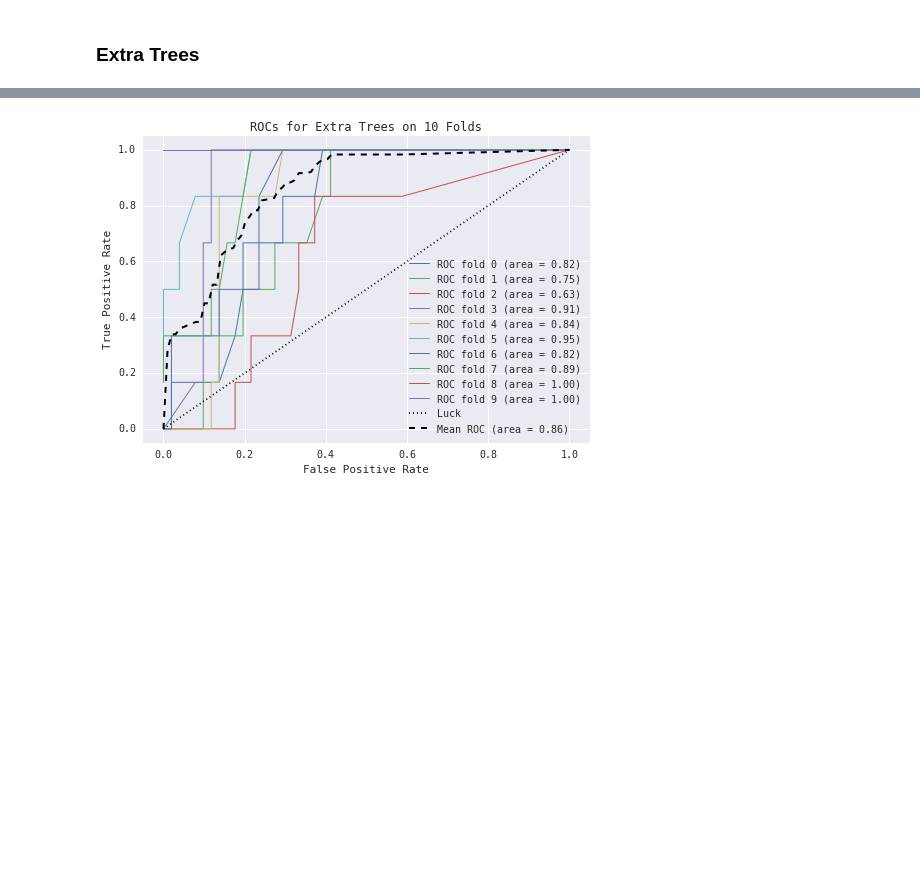
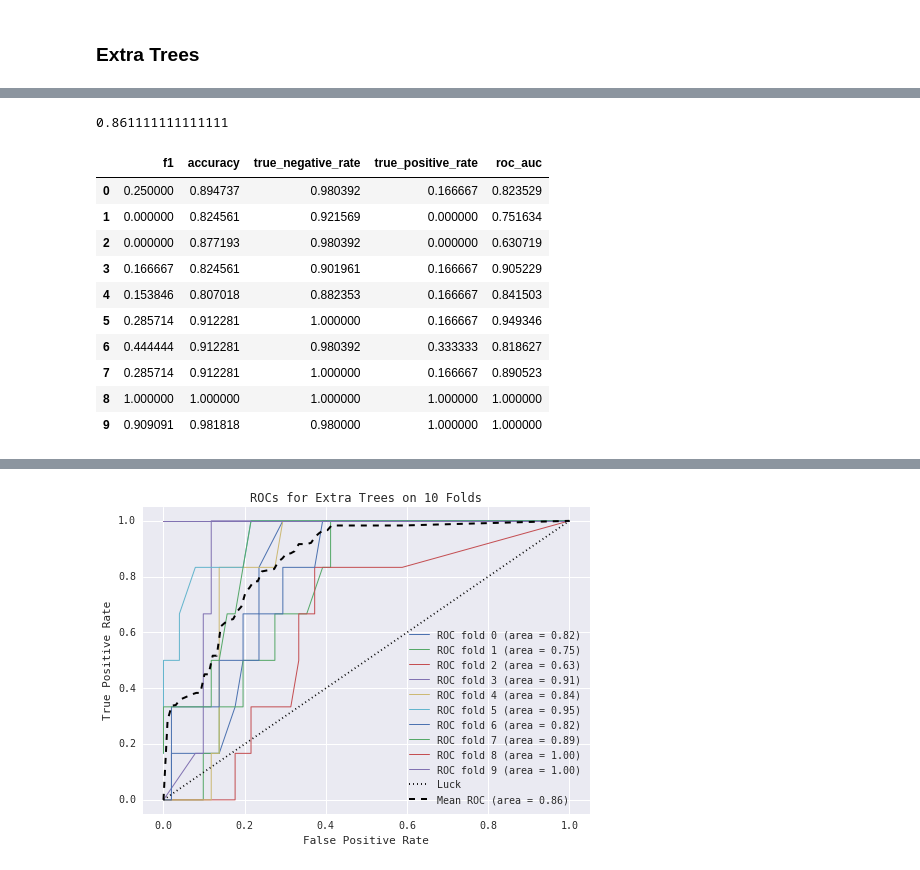
Before and after one commit to giantoak/201604_memex_qpr, a Jupyter notebook: notebooks/go_notebooks/Make Jeff Classifier.ipynb, the cells around one changed output, grey strips where cells are left out. Drawn from its saved outputs; the diff is of its cells as text; code cells hidden in the pictures; blank space fills up the shorter version.

```diff
--- a/notebooks/go_notebooks/Make Jeff Classifier.ipynb
+++ b/notebooks/go_notebooks/Make Jeff Classifier.ipynb
@@ -96 +81,18 @@ etc_metrics.loc[:, eval_columns]
+# %%
+this_metrics = etc_metrics
+print(this_metrics.roc_auc.mean())
+this_metrics.loc[:, ['f1', 'accuracy', 'true_negative_rate', 'true_positive_rate', 'roc_auc']]
+# %% [output]
+0.861111111111111
+|  | f1 | accuracy | true_negative_rate | true_positive_rate | roc_auc |
+| 0 | 0.250000 | 0.894737 | 0.980392 | 0.166667 | 0.823529 |
+| 1 | 0.000000 | 0.824561 | 0.921569 | 0.000000 | 0.751634 |
+| 2 | 0.000000 | 0.877193 | 0.980392 | 0.000000 | 0.630719 |
+| 3 | 0.166667 | 0.824561 | 0.901961 | 0.166667 | 0.905229 |
+| 4 | 0.153846 | 0.807018 | 0.882353 | 0.166667 | 0.841503 |
+| 5 | 0.285714 | 0.912281 | 1.000000 | 0.166667 | 0.949346 |
+| 6 | 0.444444 | 0.912281 | 0.980392 | 0.333333 | 0.818627 |
+| 7 | 0.285714 | 0.912281 | 1.000000 | 0.166667 | 0.890523 |
+| 8 | 1.000000 | 1.000000 | 1.000000 | 1.000000 | 1.000000 |
+| 9 | 0.909091 | 0.981818 | 0.980000 | 1.000000 | 1.000000 |
 # %%
```
Also changed, not shown: parts of 7 cells of this notebook, 6 other files.
